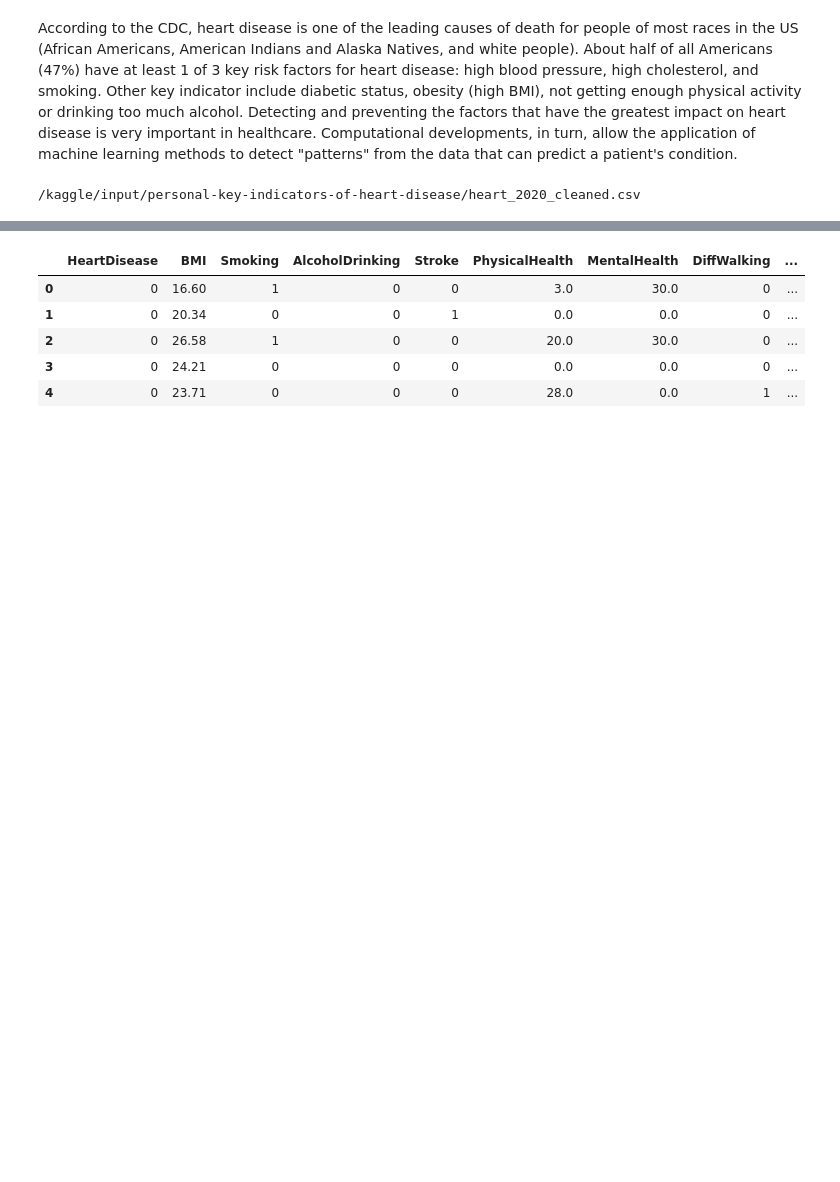
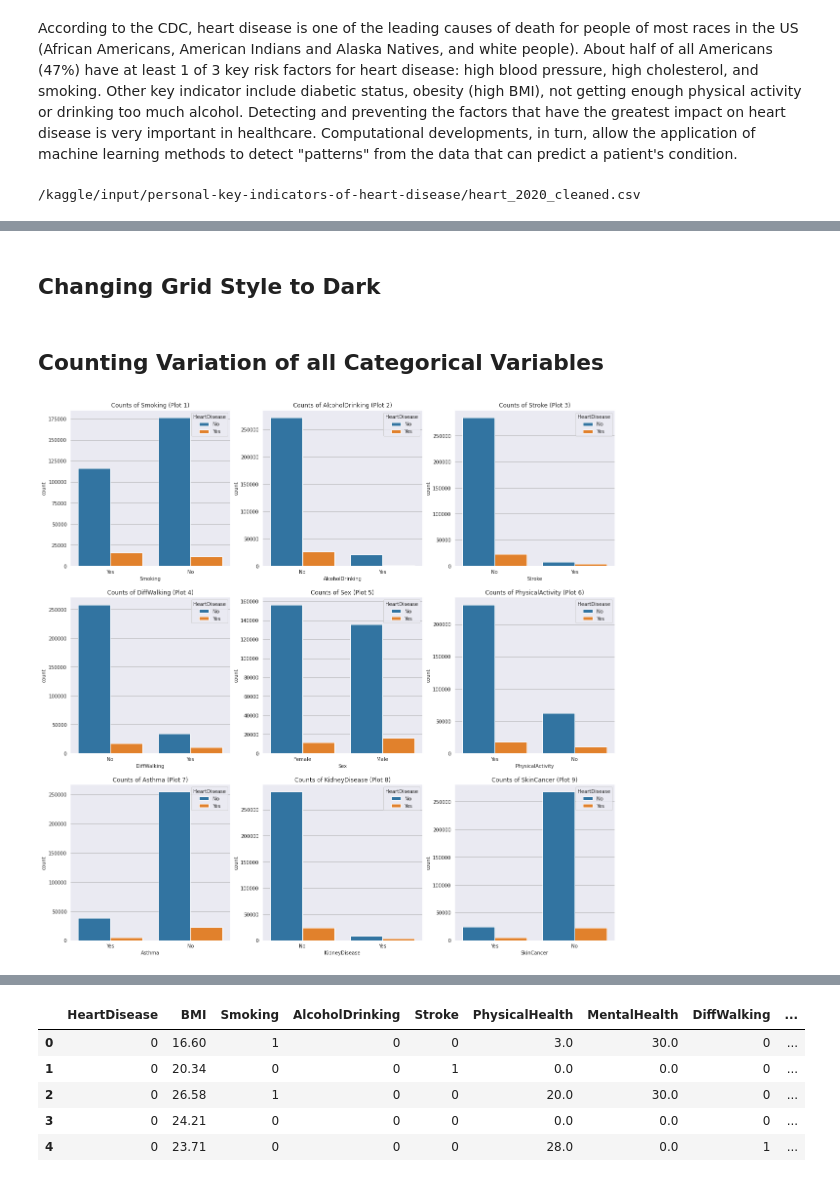
Before and after one commit to BugMasterArka/Practicing-Notebooks, a Jupyter notebook: prediction-of-heart-disease-easy.ipynb, the cells around one changed output, grey strips where cells are left out. Saved outputs shown, nothing was run; the diff lists cells and outputs as text; code cells hidden in the pictures; blank space fills up the shorter version.

Commit message:
Kaggle Notebook | Prediction of Heart Disease ( Easy) | Version 8

```diff
--- a/prediction-of-heart-disease-easy.ipynb
+++ b/prediction-of-heart-disease-easy.ipynb
@@ -177,0 +69,2 @@ df['HeartDisease'] = df['HeartDisease'].apply(change)
+# %% [markdown]
+## Changing Grid Style to Dark
@@ -177,0 +74,24 @@ df['HeartDisease'] = df['HeartDisease'].apply(change)
+# %% [markdown]
+## Counting Variation of all Categorical Variables
+# %%
+# This list of lists contains all the columns which have binary categorical values
+colRange = [['Smoking','AlcoholDrinking','Stroke'],['DiffWalking','Sex','PhysicalActivity'],['Asthma','KidneyDisease','SkinCancer']]
+# This function prints the countplots counting the number of people in each category
+def printCount(cols):
+    fig, axes = plt.subplots(3, 3, figsize=(20, 20))
+    row=0
+    col=0
+    p_count=1
+    for row in range(3):
+        for col in range(3):
+            # reads column name from the list
+            column = colRange[row][col]
+            # plots the counts of the particular column
+            sns.countplot(ax=axes[row,col],x=df[column],hue=df['HeartDisease'])
+            # sets the title of the corresponding plot along with plot number
+            axes[row,col].set_title("Counts of {} (Plot {})".format(column,p_count))
+            p_count += 1
+# Calling the function
+printCount(colRange)
+# %% [output]
+[figure, added]
```
Also changed, not shown: parts of 78 cells of this notebook.
